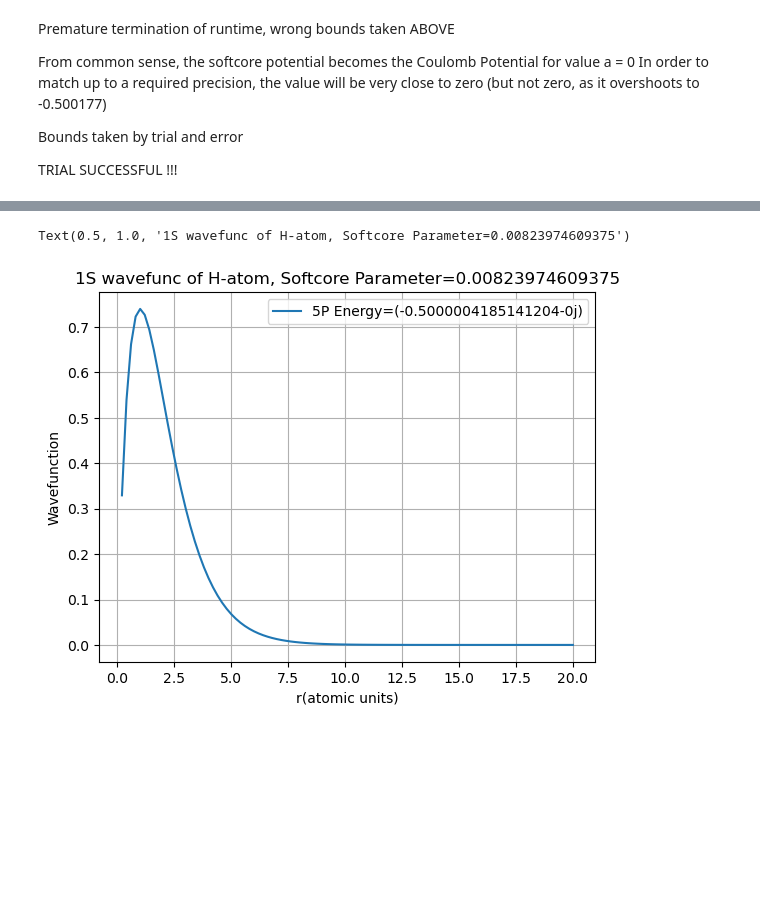
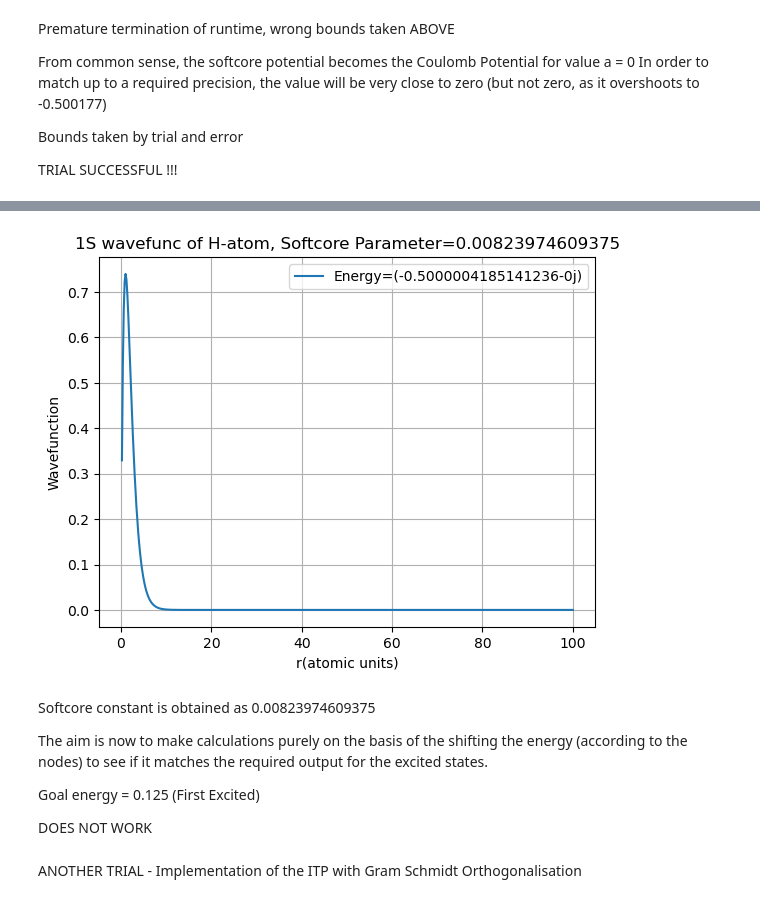
Before and after one commit to SoumyajeetMazumdar/CQMPP, a Jupyter notebook: EXAM/calculate_a_softcore.ipynb, the cells around one changed output, grey strips where cells are left out. Cells and saved outputs as stored; diff of their text form; code cells hidden in the pictures; blank space fills up the shorter version.

Commit message:
unperturbed eigenstates obtained, excellent agreement b/w softcore and coulomb

```diff
--- a/EXAM/calculate_a_softcore.ipynb
+++ b/EXAM/calculate_a_softcore.ipynb
@@ -112,7 +112,7 @@ def thomas_algorithm(a, b, c, d):
 # Constants
 Z = 1
 ell = 0 # for the lowest hydrogen state 1s
-desiredNodes = 2 - ell - 1 # n - l - 1
+desiredNodes = 1 - ell - 1 # n - l - 1
 
 # Imaginary time step (Δτ)
 delta = -0.9
@@ -122,7 +122,7 @@ imagDeltaTau = (-1j*Delta_tau)
 
 # grid details
 Delta_r = 0.2
-N = 100
+N = 500
 r_vec = np.linspace(Delta_r, N * Delta_r, N)
 
 # involves tuning the softcore parameter 'a' to fit the 1s state of hydrogen
@@ -182,12 +182,25 @@ for iter in range(maxBisectionIter):
 13 0.0081787109375
 14 0.00823974609375
 # %%
-plt.plot(r_vec, psi, label=f"5P Energy={E}")
+plt.plot(r_vec, psi, label=f"Energy={E}")
 plt.xlabel("r(atomic units)")
 plt.grid()
 plt.ylabel("Wavefunction")
 plt.legend()
 plt.title(f"1S wavefunc of H-atom, Softcore Parameter={a}")
+
+np.save("a.npy", a)
+np.save("psi0.npy", psi)
 # %% [output]
-Text(0.5, 1.0, '1S wavefunc of H-atom, Softcore Parameter=0.00823974609375')
-[figure, old version]
+[figure, new version]
+# %% [markdown]
+Softcore constant is obtained as 0.00823974609375
+
+
+The aim is now to make calculations purely on the basis of the shifting the energy (according to the nodes) to see if it matches the required output for the excited states.
+
+Goal energy = 0.125 (First Excited)
+
+DOES NOT WORK
+# %% [markdown]
+ANOTHER TRIAL - Implementation of the ITP with Gram Schmidt Orthogonalisation
```
Also changed, not shown: 4 other files.
